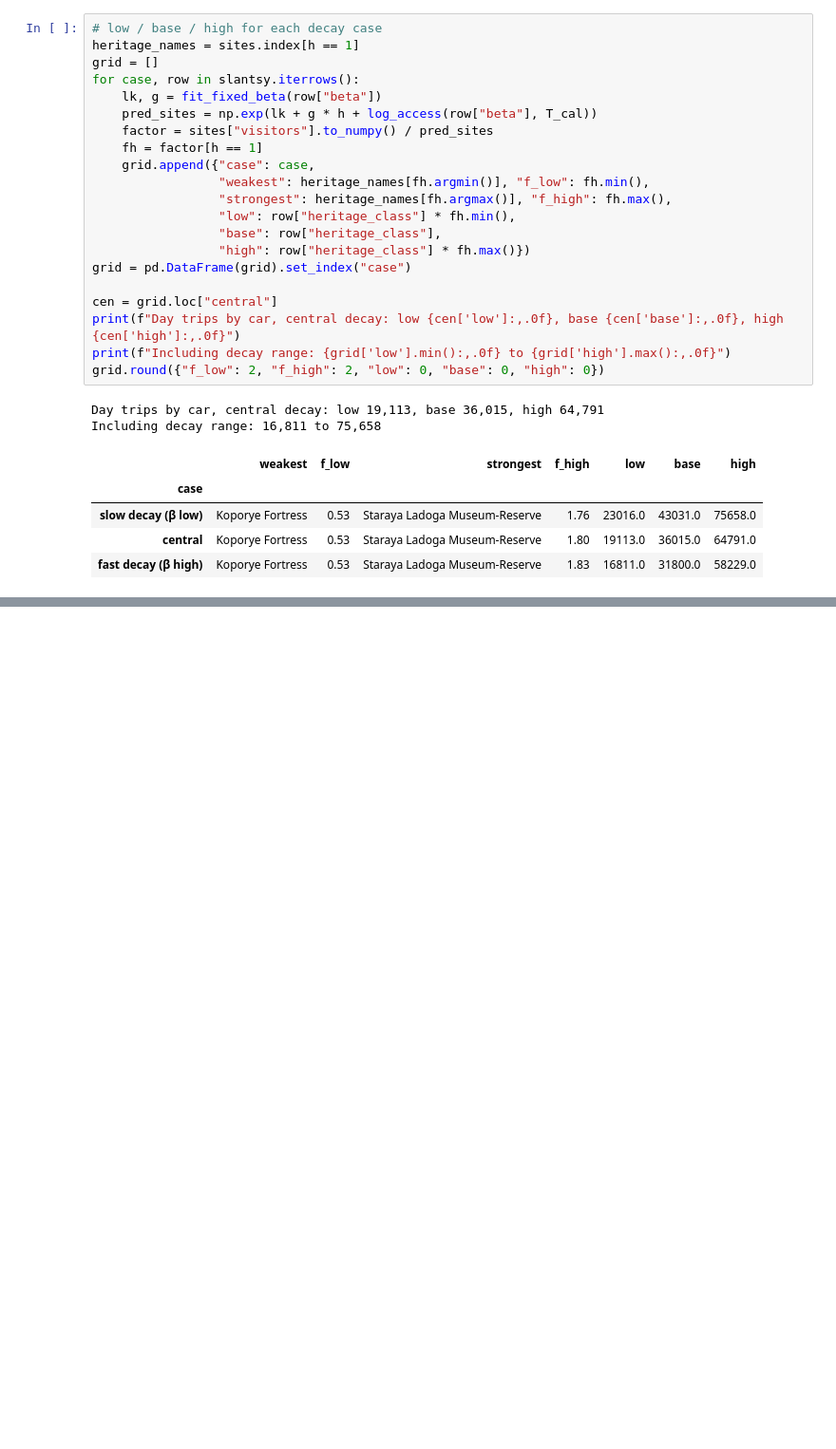
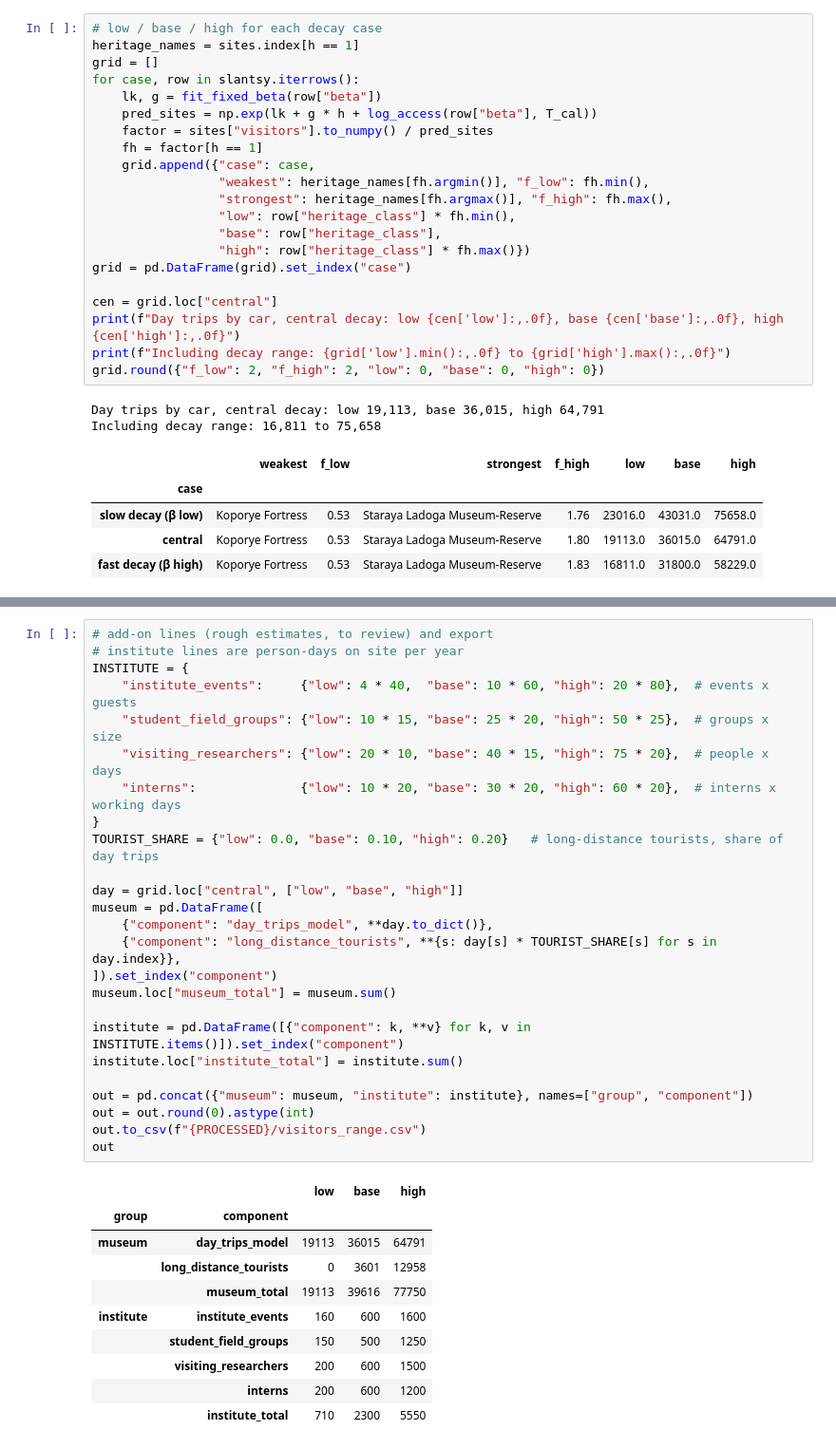
Before and after one commit to evelina-kalugina/klint-visitor-demand-model, a Jupyter notebook: notebooks/06_slantsy_scenarios.ipynb, the cells around one changed output, grey strips where cells are left out. Shown at 95% size. Cells and saved outputs as stored; diff of their text form; blank space fills up the shorter version.

```diff
--- a/notebooks/06_slantsy_scenarios.ipynb
+++ b/notebooks/06_slantsy_scenarios.ipynb
@@ -145,0 +154,36 @@ plt.show()
+# %%
+# add-on lines (rough estimates, to review) and export
+# institute lines are person-days on site per year
+INSTITUTE = {
+    "institute_events":     {"low": 4 * 40,  "base": 10 * 60, "high": 20 * 80},  # events x guests
+    "student_field_groups": {"low": 10 * 15, "base": 25 * 20, "high": 50 * 25},  # groups x size
+    "visiting_researchers": {"low": 20 * 10, "base": 40 * 15, "high": 75 * 20},  # people x days
+    "interns":              {"low": 10 * 20, "base": 30 * 20, "high": 60 * 20},  # interns x working days
+}
+TOURIST_SHARE = {"low": 0.0, "base": 0.10, "high": 0.20}   # long-distance tourists, share of day trips
+
+day = grid.loc["central", ["low", "base", "high"]]
+museum = pd.DataFrame([
+    {"component": "day_trips_model", **day.to_dict()},
+    {"component": "long_distance_tourists", **{s: day[s] * TOURIST_SHARE[s] for s in day.index}},
+]).set_index("component")
+museum.loc["museum_total"] = museum.sum()
+
+institute = pd.DataFrame([{"component": k, **v} for k, v in INSTITUTE.items()]).set_index("component")
+institute.loc["institute_total"] = institute.sum()
+
+out = pd.concat({"museum": museum, "institute": institute}, names=["group", "component"])
+out = out.round(0).astype(int)
+out.to_csv(f"{PROCESSED}/visitors_range.csv")
+out
+# %% [output]
+|  |  | low | base | high |
+| group | component |  |  |  |
+| museum | day_trips_model | 19113 | 36015 | 64791 |
+|  | long_distance_tourists | 0 | 3601 | 12958 |
+|  | museum_total | 19113 | 39616 | 77750 |
+| institute | institute_events | 160 | 600 | 1600 |
+|  | student_field_groups | 150 | 500 | 1250 |
+|  | visiting_researchers | 200 | 600 | 1500 |
+|  | interns | 200 | 600 | 1200 |
+|  | institute_total | 710 | 2300 | 5550 |
```
Also changed, not shown: parts of 2 cells of this notebook, 2 other files.
